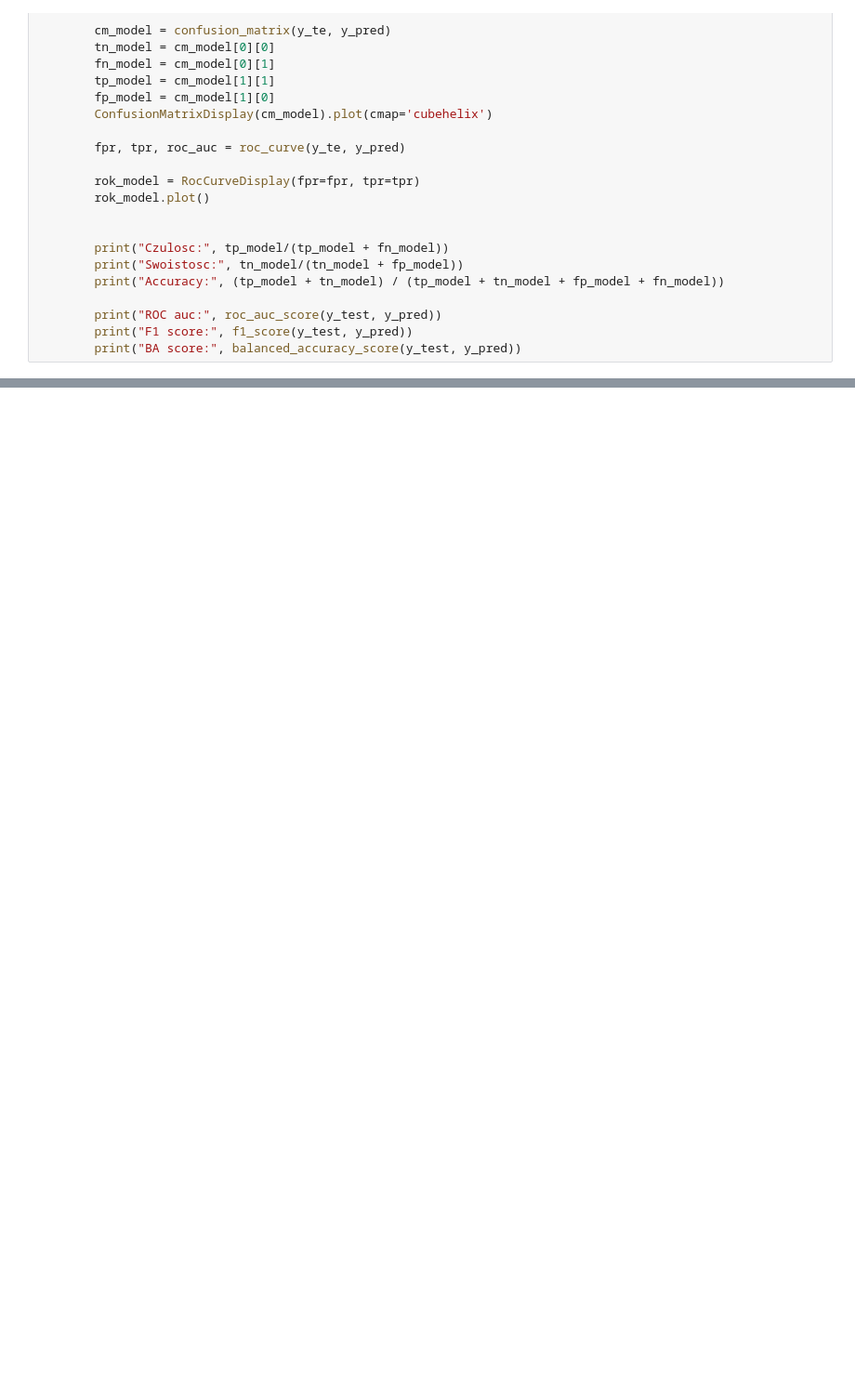
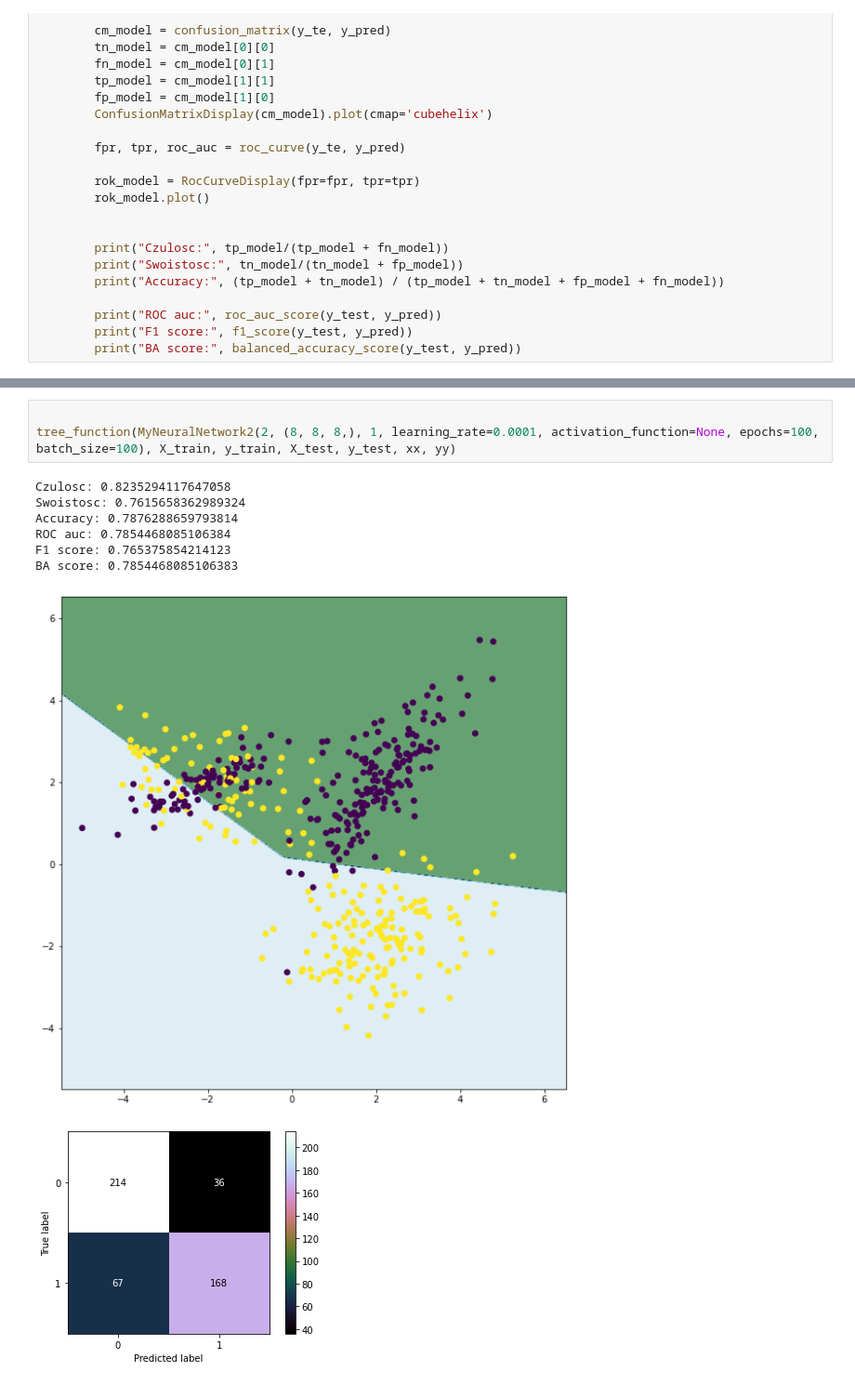
Before and after one commit to jakub-kowalik/PUM, a Jupyter notebook: lab8/lab8.ipynb, the cells around one changed output, grey strips where cells are left out. Shown at 93% size. Cells and saved outputs as stored; diff of their text form; blank space fills up the shorter version.

```diff
--- a/lab8/lab8.ipynb
+++ b/lab8/lab8.ipynb
@@ -297,0 +485,12 @@ BA score: 1.0
+# %%
+
+tree_function(MyNeuralNetwork2(2, (8, 8, 8,), 1, learning_rate=0.0001, activation_function=None, epochs=100, batch_size=100), X_train, y_train, X_test, y_test, xx, yy)
+# %% [output]
+Czulosc: 0.8235294117647058
+Swoistosc: 0.7615658362989324
+Accuracy: 0.7876288659793814
+ROC auc: 0.7854468085106384
+F1 score: 0.765375854214123
+BA score: 0.7854468085106383
+[figure, added]
+[figure, added]
```
Also changed, not shown: parts of 7 cells of this notebook.
